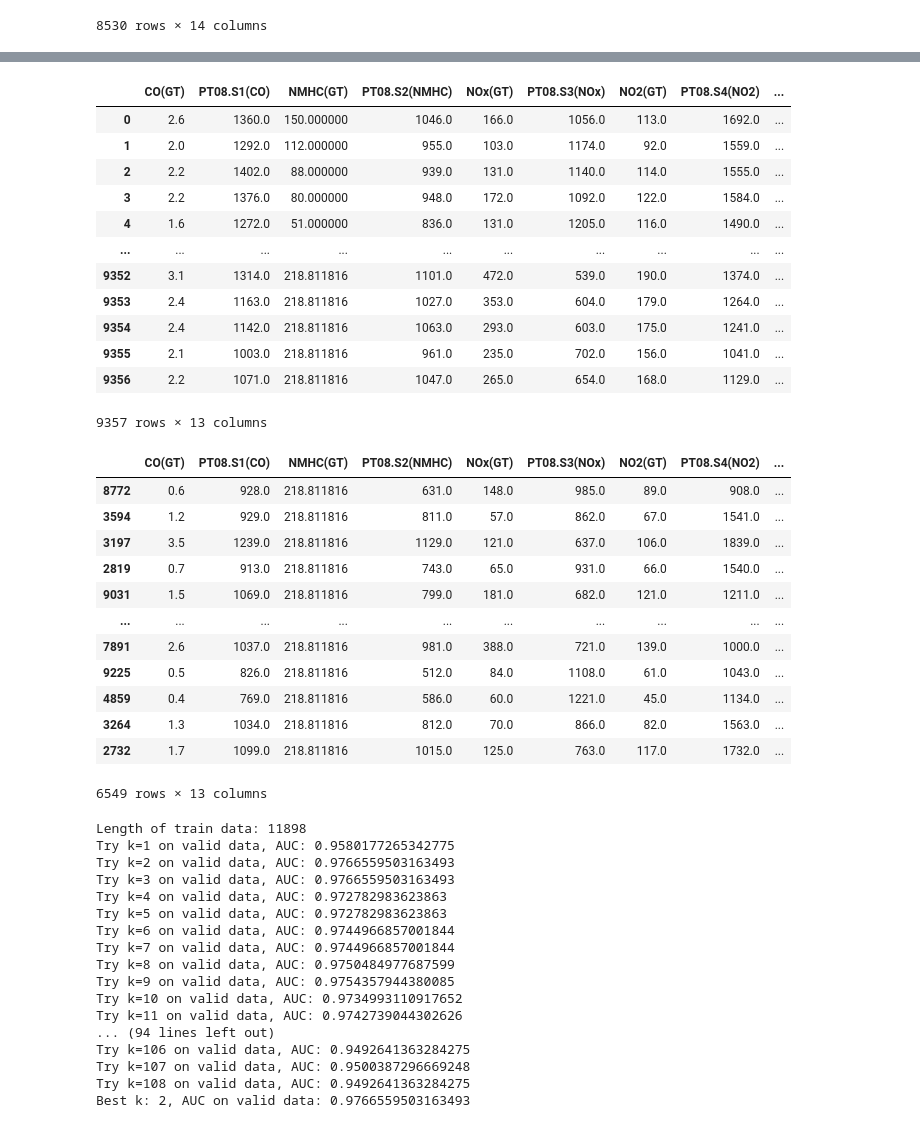
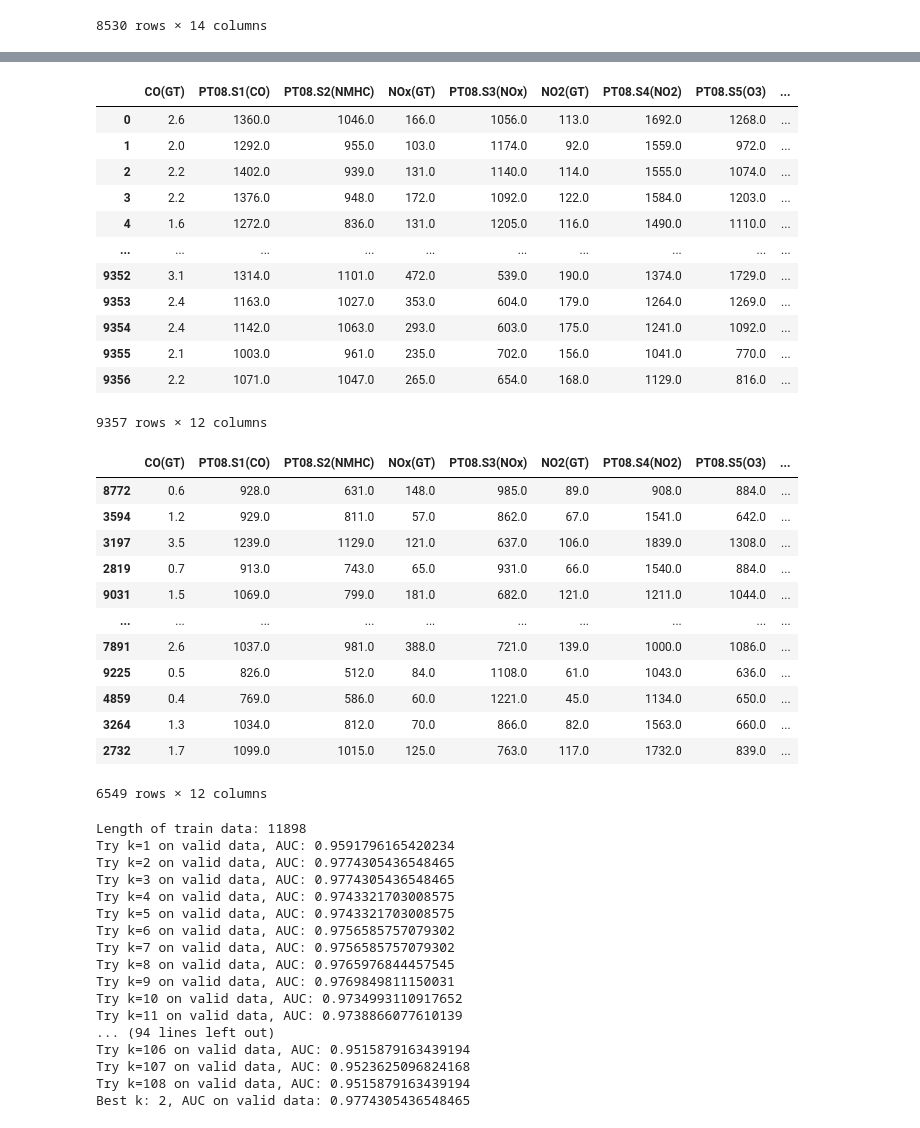
Before and after one commit to SilverJim/MachineLearningAssignments, a Jupyter notebook: Assignment1/CPSC_5616EL_A1_G8.ipynb, the cells around one changed output, grey strips where cells are left out. Cells and saved outputs as stored; diff of their text form; code cells hidden in the pictures.

Commit message:
delete majority rows and columns

```diff
--- a/Assignment1/CPSC_5616EL_A1_G8.ipynb
+++ b/Assignment1/CPSC_5616EL_A1_G8.ipynb
@@ -100,25 +99,26 @@ DateTime            0
 dtype: int64
 # %%
 processed_df.drop("DateTime", axis=1, inplace=True)
+processed_df.drop("NMHC(GT)", axis=1, inplace=True)
 processed_df.fillna(processed_df.mean(), inplace=True)
 tag_column = "C6H6(GT)"
 temp = processed_df.pop(tag_column)
 processed_df[tag_column] = temp
 processed_df
 # %% [output]
-|  | CO(GT) | PT08.S1(CO) | NMHC(GT) | PT08.S2(NMHC) | NOx(GT) | PT08.S3(NOx) | NO2(GT) | PT08.S4(NO2) | ... |
-| 0 | 2.6 | 1360.0 | 150.000000 | 1046.0 | 166.0 | 1056.0 | 113.0 | 1692.0 | ... |
-| 1 | 2.0 | 1292.0 | 112.000000 | 955.0 | 103.0 | 1174.0 | 92.0 | 1559.0 | ... |
-| 2 | 2.2 | 1402.0 | 88.000000 | 939.0 | 131.0 | 1140.0 | 114.0 | 1555.0 | ... |
-| 3 | 2.2 | 1376.0 | 80.000000 | 948.0 | 172.0 | 1092.0 | 122.0 | 1584.0 | ... |
-| 4 | 1.6 | 1272.0 | 51.000000 | 836.0 | 131.0 | 1205.0 | 116.0 | 1490.0 | ... |
+|  | CO(GT) | PT08.S1(CO) | PT08.S2(NMHC) | NOx(GT) | PT08.S3(NOx) | NO2(GT) | PT08.S4(NO2) | PT08.S5(O3) | ... |
+| 0 | 2.6 | 1360.0 | 1046.0 | 166.0 | 1056.0 | 113.0 | 1692.0 | 1268.0 | ... |
+| 1 | 2.0 | 1292.0 | 955.0 | 103.0 | 1174.0 | 92.0 | 1559.0 | 972.0 | ... |
+| 2 | 2.2 | 1402.0 | 939.0 | 131.0 | 1140.0 | 114.0 | 1555.0 | 1074.0 | ... |
+| 3 | 2.2 | 1376.0 | 948.0 | 172.0 | 1092.0 | 122.0 | 1584.0 | 1203.0 | ... |
+| 4 | 1.6 | 1272.0 | 836.0 | 131.0 | 1205.0 | 116.0 | 1490.0 | 1110.0 | ... |
 | ... | ... | ... | ... | ... | ... | ... | ... | ... | ... |
-| 9352 | 3.1 | 1314.0 | 218.811816 | 1101.0 | 472.0 | 539.0 | 190.0 | 1374.0 | ... |
-| 9353 | 2.4 | 1163.0 | 218.811816 | 1027.0 | 353.0 | 604.0 | 179.0 | 1264.0 | ... |
-| 9354 | 2.4 | 1142.0 | 218.811816 | 1063.0 | 293.0 | 603.0 | 175.0 | 1241.0 | ... |
-| 9355 | 2.1 | 1003.0 | 218.811816 | 961.0 | 235.0 | 702.0 | 156.0 | 1041.0 | ... |
-| 9356 | 2.2 | 1071.0 | 218.811816 | 1047.0 | 265.0 | 654.0 | 168.0 | 1129.0 | ... |
+| 9352 | 3.1 | 1314.0 | 1101.0 | 472.0 | 539.0 | 190.0 | 1374.0 | 1729.0 | ... |
+| 9353 | 2.4 | 1163.0 | 1027.0 | 353.0 | 604.0 | 179.0 | 1264.0 | 1269.0 | ... |
+| 9354 | 2.4 | 1142.0 | 1063.0 | 293.0 | 603.0 | 175.0 | 1241.0 | 1092.0 | ... |
+| 9355 | 2.1 | 1003.0 | 961.0 | 235.0 | 702.0 | 156.0 | 1041.0 | 770.0 | ... |
+| 9356 | 2.2 | 1071.0 | 1047.0 | 265.0 | 654.0 | 168.0 | 1129.0 | 816.0 | ... |
-9357 rows × 13 columns
+9357 rows × 12 columns
 # %%
 def data_split(df):
     train_df, valid_and_test_df = train_test_split(df, train_size=0.7, random_state=0)
@@ -127,19 +127,19 @@ def data_split(df):
 train_df, valid_df, test_df = data_split(processed_df)
 train_df
 # %% [output]
-|  | CO(GT) | PT08.S1(CO) | NMHC(GT) | PT08.S2(NMHC) | NOx(GT) | PT08.S3(NOx) | NO2(GT) | PT08.S4(NO2) | ... |
-| 8772 | 0.6 | 928.0 | 218.811816 | 631.0 | 148.0 | 985.0 | 89.0 | 908.0 | ... |
-| 3594 | 1.2 | 929.0 | 218.811816 | 811.0 | 57.0 | 862.0 | 67.0 | 1541.0 | ... |
-| 3197 | 3.5 | 1239.0 | 218.811816 | 1129.0 | 121.0 | 637.0 | 106.0 | 1839.0 | ... |
-| 2819 | 0.7 | 913.0 | 218.811816 | 743.0 | 65.0 | 931.0 | 66.0 | 1540.0 | ... |
-| 9031 | 1.5 | 1069.0 | 218.811816 | 799.0 | 181.0 | 682.0 | 121.0 | 1211.0 | ... |
+|  | CO(GT) | PT08.S1(CO) | PT08.S2(NMHC) | NOx(GT) | PT08.S3(NOx) | NO2(GT) | PT08.S4(NO2) | PT08.S5(O3) | ... |
+| 8772 | 0.6 | 928.0 | 631.0 | 148.0 | 985.0 | 89.0 | 908.0 | 884.0 | ... |
+| 3594 | 1.2 | 929.0 | 811.0 | 57.0 | 862.0 | 67.0 | 1541.0 | 642.0 | ... |
+| 3197 | 3.5 | 1239.0 | 1129.0 | 121.0 | 637.0 | 106.0 | 1839.0 | 1308.0 | ... |
+| 2819 | 0.7 | 913.0 | 743.0 | 65.0 | 931.0 | 66.0 | 1540.0 | 884.0 | ... |
+| 9031 | 1.5 | 1069.0 | 799.0 | 181.0 | 682.0 | 121.0 | 1211.0 | 1044.0 | ... |
 | ... | ... | ... | ... | ... | ... | ... | ... | ... | ... |
-| 7891 | 2.6 | 1037.0 | 218.811816 | 981.0 | 388.0 | 721.0 | 139.0 | 1000.0 | ... |
-| 9225 | 0.5 | 826.0 | 218.811816 | 512.0 | 84.0 | 1108.0 | 61.0 | 1043.0 | ... |
-| 4859 | 0.4 | 769.0 | 218.811816 | 586.0 | 60.0 | 1221.0 | 45.0 | 1134.0 | ... |
-| 3264 | 1.3 | 1034.0 | 218.811816 | 812.0 | 70.0 | 866.0 | 82.0 | 1563.0 | ... |
-| 2732 | 1.7 | 1099.0 | 218.811816 | 1015.0 | 125.0 | 763.0 | 117.0 | 1732.0 | ... |
+| 7891 | 2.6 | 1037.0 | 981.0 | 388.0 | 721.0 | 139.0 | 1000.0 | 1086.0 | ... |
+| 9225 | 0.5 | 826.0 | 512.0 | 84.0 | 1108.0 | 61.0 | 1043.0 | 636.0 | ... |
+| 4859 | 0.4 | 769.0 | 586.0 | 60.0 | 1221.0 | 45.0 | 1134.0 | 650.0 | ... |
+| 3264 | 1.3 | 1034.0 | 812.0 | 70.0 | 866.0 | 82.0 | 1563.0 | 660.0 | ... |
+| 2732 | 1.7 | 1099.0 | 1015.0 | 125.0 | 763.0 | 117.0 | 1732.0 | 839.0 | ... |
-6549 rows × 13 columns
+6549 rows × 12 columns
 # %%
 scaler = StandardScaler()
 scaler.fit(train_df)
@@ -174,22 +174,22 @@ for k in range(1, int(math.sqrt(len(train_X)))):
 print(f"Best k: {best_knn[1]}, AUC on valid data: {best_knn[0]}")
 # %% [output]
 Length of train data: 11898
-Try k=1 on valid data, AUC: 0.9580177265342775
-Try k=2 on valid data, AUC: 0.9766559503163493
-Try k=3 on valid data, AUC: 0.9766559503163493
-Try k=4 on valid data, AUC: 0.972782983623863
-Try k=5 on valid data, AUC: 0.972782983623863
-Try k=6 on valid data, AUC: 0.9744966857001844
-Try k=7 on valid data, AUC: 0.9744966857001844
-Try k=8 on valid data, AUC: 0.9750484977687599
-Try k=9 on valid data, AUC: 0.9754357944380085
+Try k=1 on valid data, AUC: 0.9591796165420234
+Try k=2 on valid data, AUC: 0.9774305436548465
+Try k=3 on valid data, AUC: 0.9774305436548465
+Try k=4 on valid data, AUC: 0.9743321703008575
+Try k=5 on valid data, AUC: 0.9743321703008575
+Try k=6 on valid data, AUC: 0.9756585757079302
+Try k=7 on valid data, AUC: 0.9756585757079302
+Try k=8 on valid data, AUC: 0.9765976844457545
+Try k=9 on valid data, AUC: 0.9769849811150031
 Try k=10 on valid data, AUC: 0.9734993110917652
-Try k=11 on valid data, AUC: 0.9742739044302626
+Try k=11 on valid data, AUC: 0.9738866077610139
 ... (94 lines left out)
-Try k=106 on valid data, AUC: 0.9492641363284275
-Try k=107 on valid data, AUC: 0.9500387296669248
-Try k=108 on valid data, AUC: 0.9492641363284275
-Best k: 2, AUC on valid data: 0.9766559503163493
+Try k=106 on valid data, AUC: 0.9515879163439194
+Try k=107 on valid data, AUC: 0.9523625096824168
+Try k=108 on valid data, AUC: 0.9515879163439194
+Best k: 2, AUC on valid data: 0.9774305436548465
 # %%
 k = best_knn[1]
 knn = best_knn[2]
```
Also changed, not shown: parts of 3 cells of this notebook.
